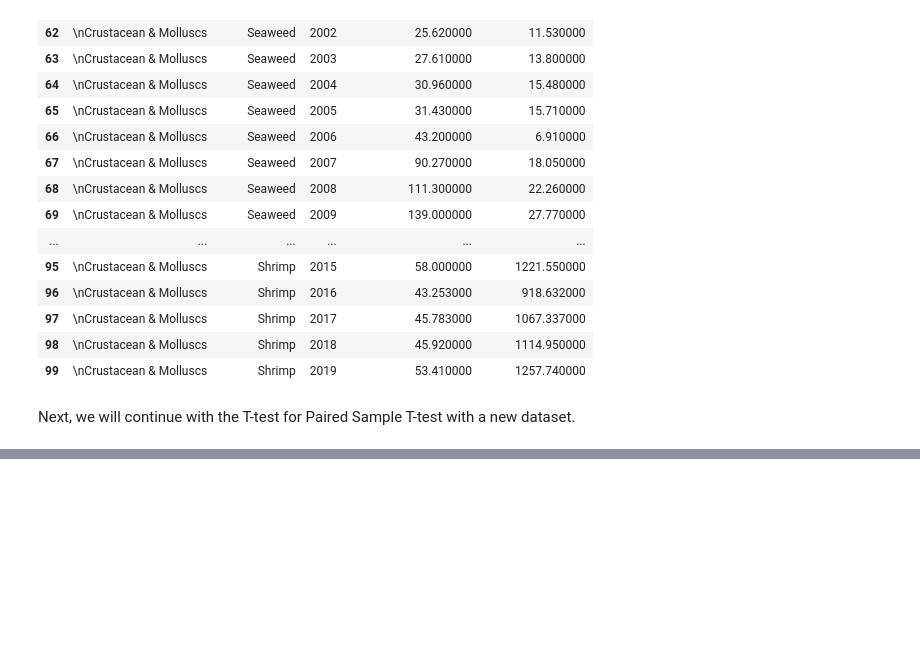
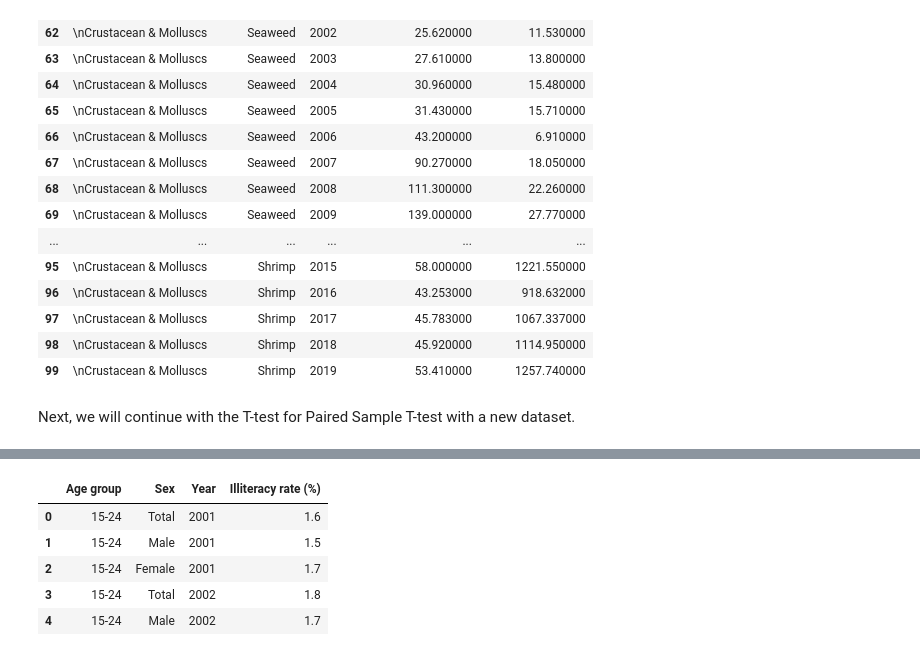
Before and after one commit to FaizAzhar/DataScience-studies, a Jupyter notebook: Statistical Tools Simulations/T-test Simulation.ipynb, the cells around one changed output, grey strips where cells are left out. Drawn from its saved outputs; the diff is of its cells as text; code cells hidden in the pictures; blank space fills up the shorter version.

```diff
--- a/Statistical Tools Simulations/T-test Simulation.ipynb
+++ b/Statistical Tools Simulations/T-test Simulation.ipynb
@@ -180,0 +190,12 @@ Next, we will continue with the T-test for Paired Sample T-test with a new datas
+# %%
+path = 'C:/Users/farea/Desktop/Illiteracy rate of population aged 15-24 years by sex 2001 - 2021 Malaysia_dataset.xlsx'
+
+data = pd.read_excel(path)
+data.head()
+# %% [output]
+|  | Age group | Sex | Year | Illiteracy rate (%) |
+| 0 | 15-24 | Total | 2001 | 1.6 |
+| 1 | 15-24 | Male | 2001 | 1.5 |
+| 2 | 15-24 | Female | 2001 | 1.7 |
+| 3 | 15-24 | Total | 2002 | 1.8 |
+| 4 | 15-24 | Male | 2002 | 1.7 |
```
Also changed, not shown: parts of 16 cells of this notebook.
